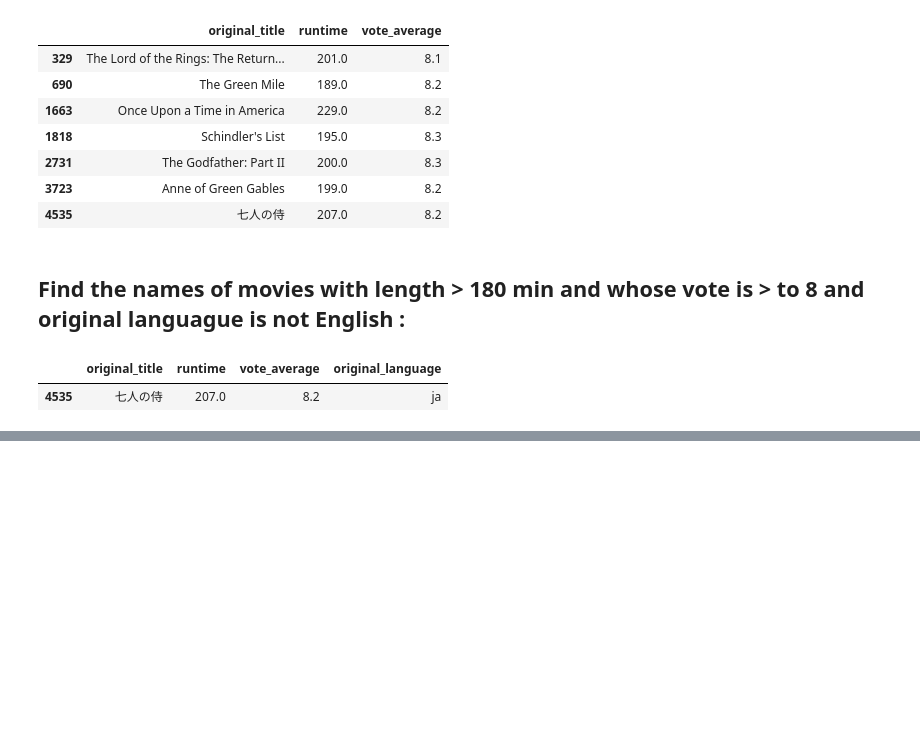
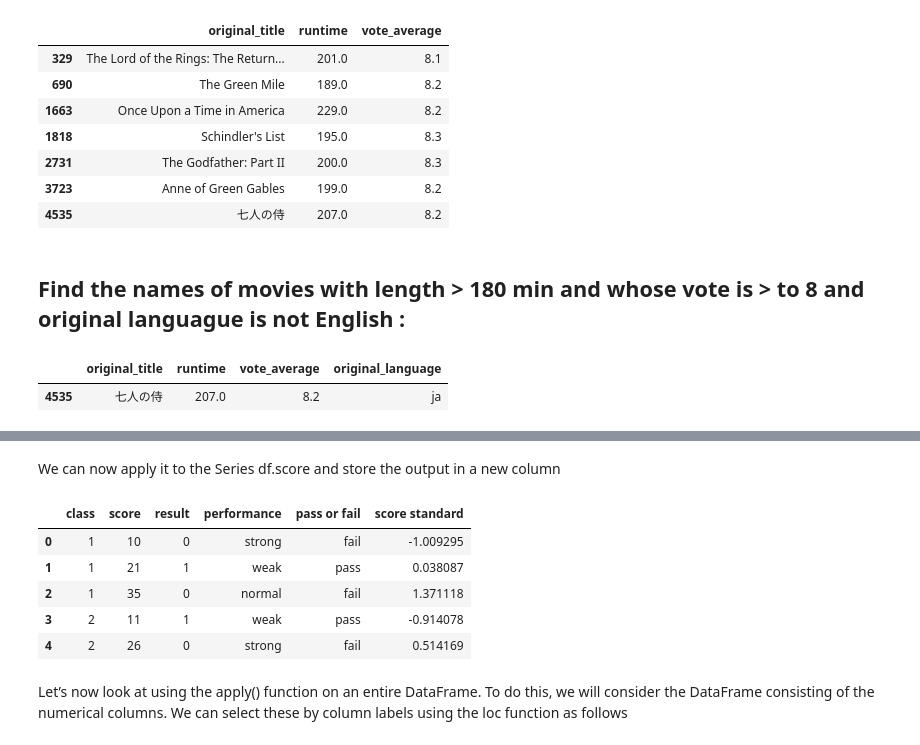
Before and after one commit to FlorieG/Machine_Learning_EPFL-extension-school, a Jupyter notebook: Course#2 Data Analysis/CleaningData.ipynb, the cells around one changed output, grey strips where cells are left out. Drawn from its saved outputs; the diff is of its cells as text; code cells hidden in the pictures; blank space fills up the shorter version.

```diff
--- a/Course#2 Data Analysis/CleaningData.ipynb
+++ b/Course#2 Data Analysis/CleaningData.ipynb
@@ -766,0 +774,8 @@ df[(df.runtime>=180) | (df.vote_average>=8.0)].title
+# %%
+data = {
+    "class": [1, 1, 1, 2, 2],
+    "score": [10, 21, 35, 11, 26],
+    "result": [0, 1, 0, 1, 0],
+    "performance": ["strong", "weak", "normal", "weak", "strong"],
+}
+df = pd.DataFrame(data)
@@ -766,0 +851,3 @@ df[(df.runtime>=180) | (df.vote_average>=8.0)].title
+# %%
+df["pass or fail"] = df.result.map({0: "fail", 1: "pass"})
+df
@@ -766,0 +875,20 @@ df[(df.runtime>=180) | (df.vote_average>=8.0)].title
+# %%
+def stand(x):
+    mean = df.score.mean()
+    std = df.score.std()
+    y = (x - mean) / std
+    return y
+# %% [markdown]
+We can now apply it to the Series df.score and store the output in a new column
+# %%
+df["score standard"] = df.score.apply(stand)
+df
+# %% [output]
+|  | class | score | result | performance | pass or fail | score standard |
+| 0 | 1 | 10 | 0 | strong | fail | -1.009295 |
+| 1 | 1 | 21 | 1 | weak | pass | 0.038087 |
+| 2 | 1 | 35 | 0 | normal | fail | 1.371118 |
+| 3 | 2 | 11 | 1 | weak | pass | -0.914078 |
+| 4 | 2 | 26 | 0 | strong | fail | 0.514169 |
+# %% [markdown]
+Let’s now look at using the apply() function on an entire DataFrame. To do this, we will consider the DataFrame consisting of the numerical columns. We can select these by column labels using the loc function as follows
```
Also changed, not shown: parts of 24 cells of this notebook, 3 other files.
